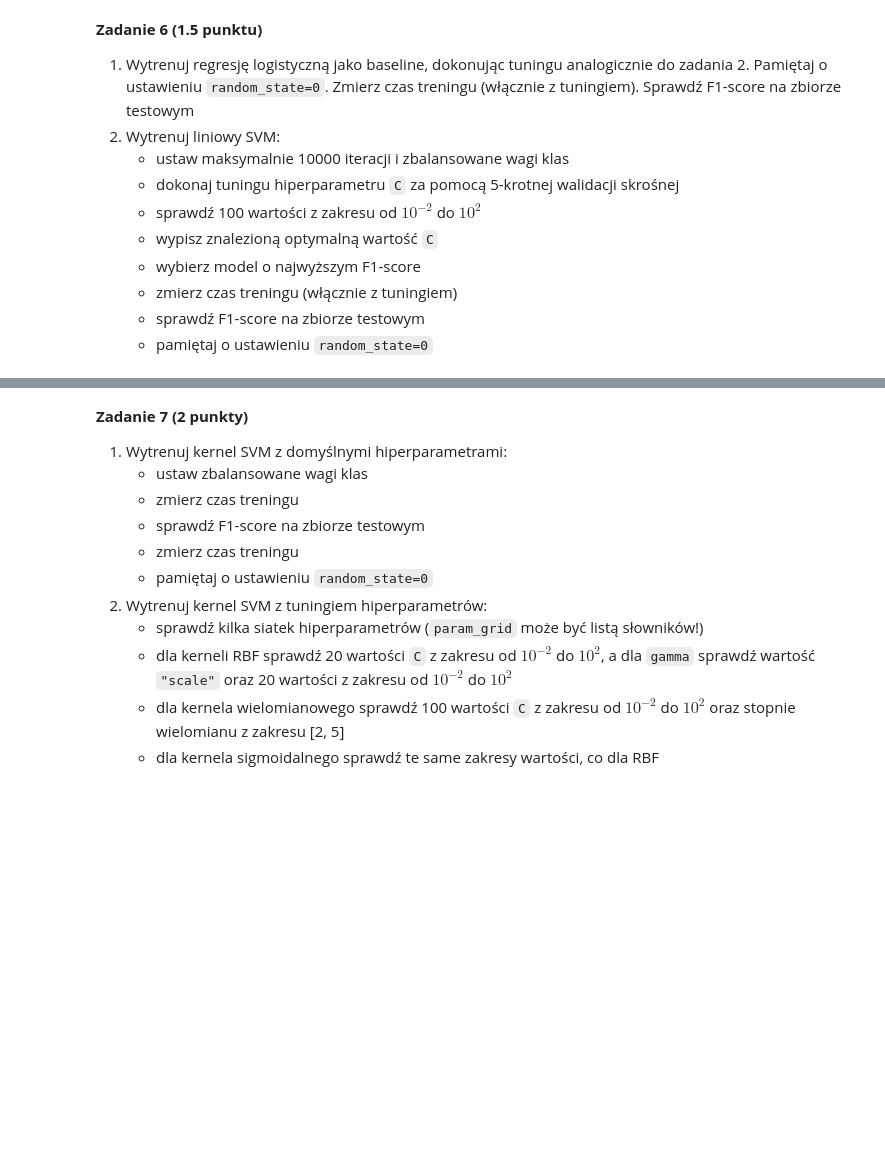
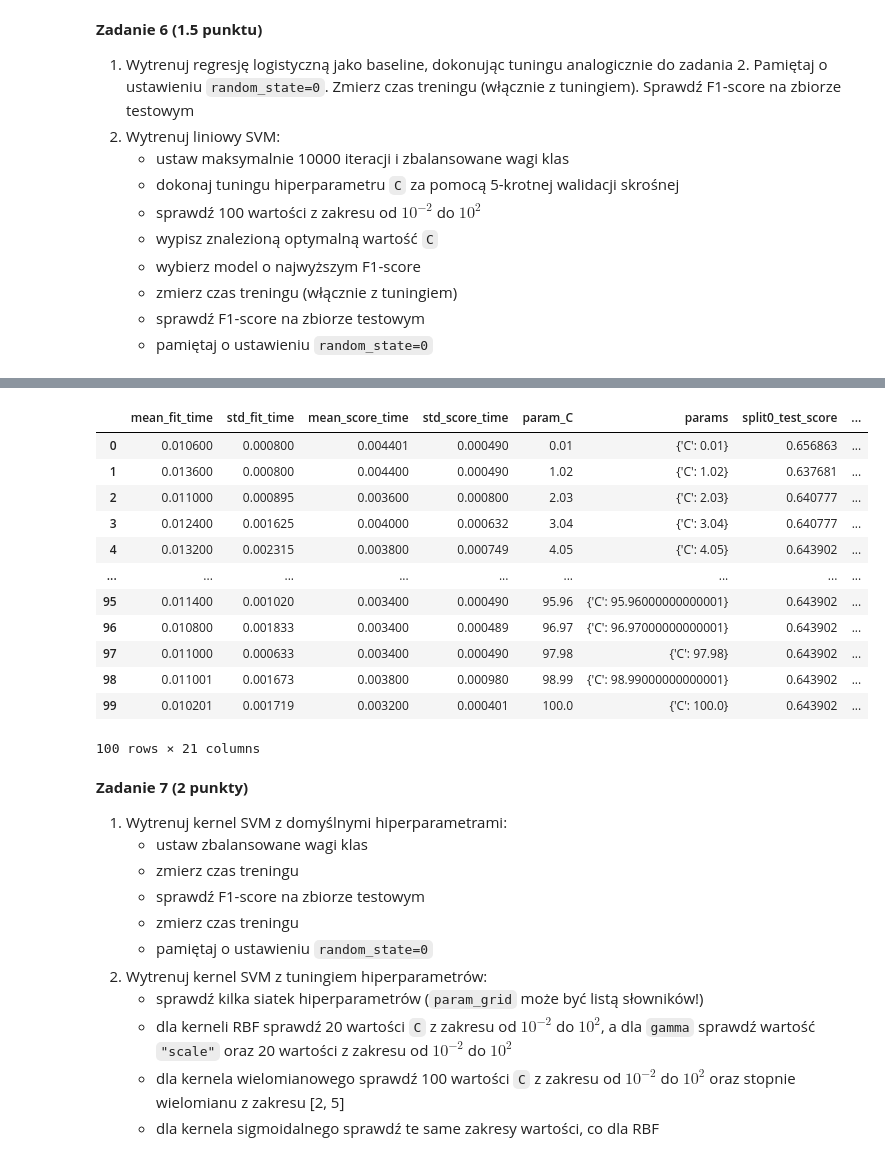
Before and after one commit to basiav/ML-Intro-Course-AGH, a Jupyter notebook: lab3/notebook_empty.ipynb, the cells around one changed output, grey strips where cells are left out. Cells and saved outputs as stored; diff of their text form; code cells hidden in the pictures; blank space fills up the shorter version.

```diff
--- a/lab3/notebook_empty.ipynb
+++ b/lab3/notebook_empty.ipynb
@@ -574,0 +751,14 @@ Zbiór został wzięty z Kaggle (opublikował go tam Ruholla Jafari-Marandi). W
+# %%
+clf_linear_svc = LinearSVC(
+    dual=False,
+    loss="squared_hinge",
+    class_weight="balanced",
+    max_iter=10000,
+    random_state=0,
+)
+clf_linear_svc.fit(X_train, y_train)
+
+results = {}
+# %%
+C_vals = np.linspace(0.01, 100, 100)
+results[1] = grid_search(data, clf_linear_svc, C_vals);
@@ -574,0 +770,2 @@ Zbiór został wzięty z Kaggle (opublikował go tam Ruholla Jafari-Marandi). W
+# %%
+cv, y_pred = results[1]
@@ -575,3 +794,21 @@ Zbiór został wzięty z Kaggle (opublikował go tam Ruholla Jafari-Marandi). W
+# %%
+cv_results = pd.DataFrame(cv.cv_results_.copy())
+# %%
+cv_results
+# %% [output]
+|  | mean_fit_time | std_fit_time | mean_score_time | std_score_time | param_C | params | split0_test_score | ... |
+| 0 | 0.010600 | 0.000800 | 0.004401 | 0.000490 | 0.01 | {'C': 0.01} | 0.656863 | ... |
+| 1 | 0.013600 | 0.000800 | 0.004400 | 0.000490 | 1.02 | {'C': 1.02} | 0.637681 | ... |
+| 2 | 0.011000 | 0.000895 | 0.003600 | 0.000800 | 2.03 | {'C': 2.03} | 0.640777 | ... |
+| 3 | 0.012400 | 0.001625 | 0.004000 | 0.000632 | 3.04 | {'C': 3.04} | 0.640777 | ... |
+| 4 | 0.013200 | 0.002315 | 0.003800 | 0.000749 | 4.05 | {'C': 4.05} | 0.643902 | ... |
+| ... | ... | ... | ... | ... | ... | ... | ... | ... |
+| 95 | 0.011400 | 0.001020 | 0.003400 | 0.000490 | 95.96 | {'C': 95.96000000000001} | 0.643902 | ... |
+| 96 | 0.010800 | 0.001833 | 0.003400 | 0.000489 | 96.97 | {'C': 96.97000000000001} | 0.643902 | ... |
+| 97 | 0.011000 | 0.000633 | 0.003400 | 0.000490 | 97.98 | {'C': 97.98} | 0.643902 | ... |
+| 98 | 0.011001 | 0.001673 | 0.003800 | 0.000980 | 98.99 | {'C': 98.99000000000001} | 0.643902 | ... |
+| 99 | 0.010201 | 0.001719 | 0.003200 | 0.000401 | 100.0 | {'C': 100.0} | 0.643902 | ... |
+100 rows × 21 columns
 # %% [markdown]
 **Zadanie 7 (2 punkty)**
 
```
Also changed, not shown: parts of 13 cells of this notebook, 1 other file.
